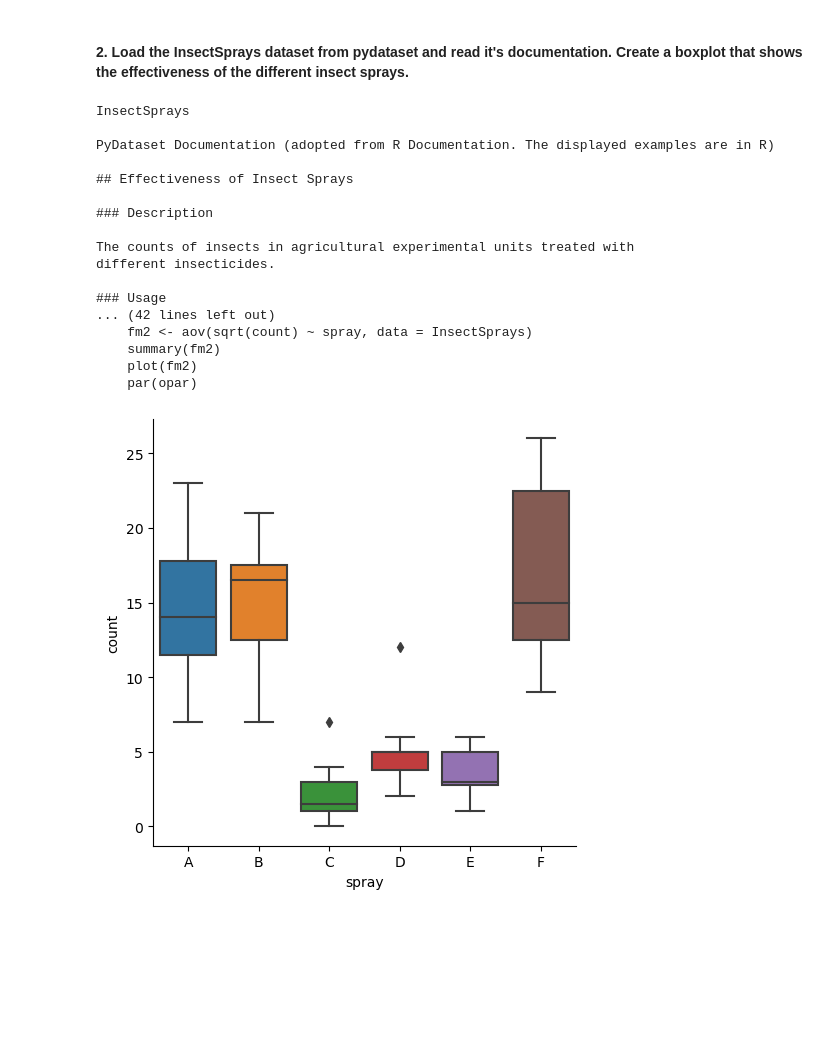
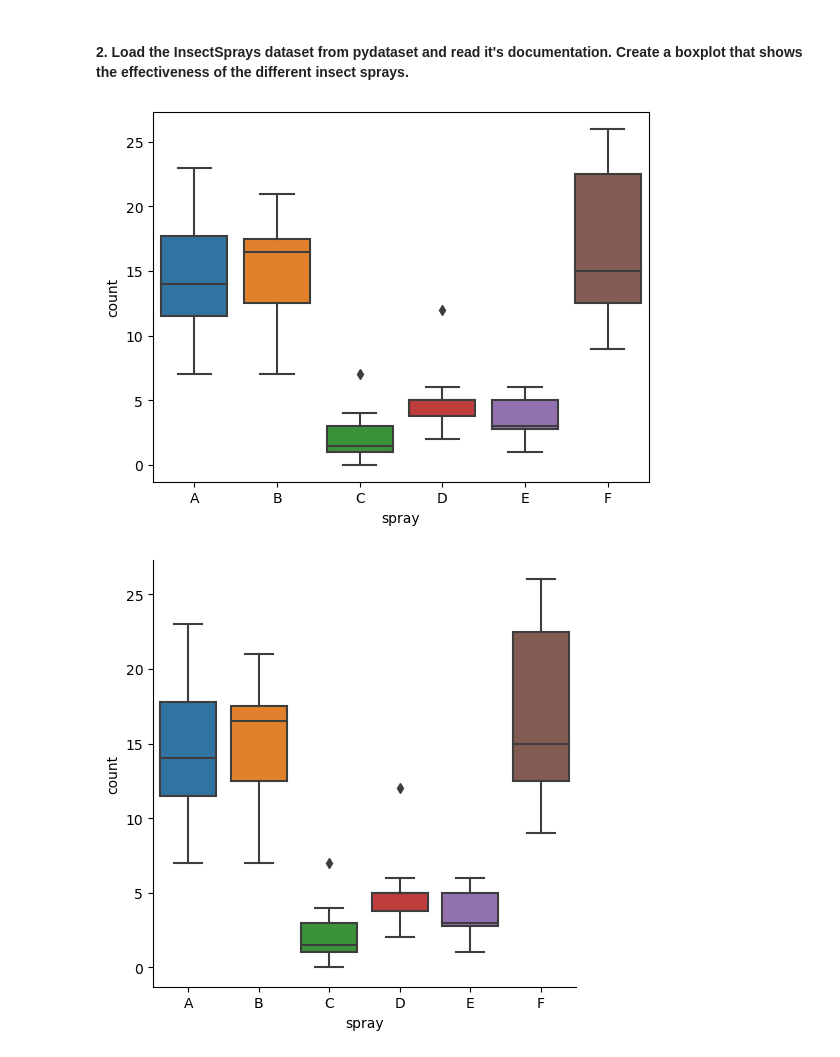
Before and after one commit to manuel-salazar1/numpy-pandas-visualization-exercises, a Jupyter notebook: seaborn_exercises.ipynb, the cells around one changed output. Cells and saved outputs as stored; diff of their text form; code cells hidden in the pictures; blank space fills up the shorter version.

```diff
--- a/seaborn_exercises.ipynb
+++ b/seaborn_exercises.ipynb
@@ -80,25 +92,12 @@ plt.show()
 from pydataset import data
 insect_sprays = data('InsectSprays')
 # %%
-data('InsectSprays', show_doc=True)
+# data('InsectSprays', show_doc=True)
-# %% [output]
-InsectSprays
-
-PyDataset Documentation (adopted from R Documentation. The displayed examples are in R)
-
-## Effectiveness of Insect Sprays
-
-### Description
-
-The counts of insects in agricultural experimental units treated with
-different insecticides.
-
-### Usage
-... (42 lines left out)
-    fm2 <- aov(sqrt(count) ~ spray, data = InsectSprays)
-    summary(fm2)
-    plot(fm2)
-    par(opar)
+# %%
+sns.boxplot(data=insect_sprays, x='spray', y='count')
+plt.show()
+# %% [output]
+[figure, added]
 # %%
 sns.catplot(data=insect_sprays, y='count', x='spray', kind='box')
 plt.show()
```
Also changed, not shown: parts of 31 cells of this notebook.
